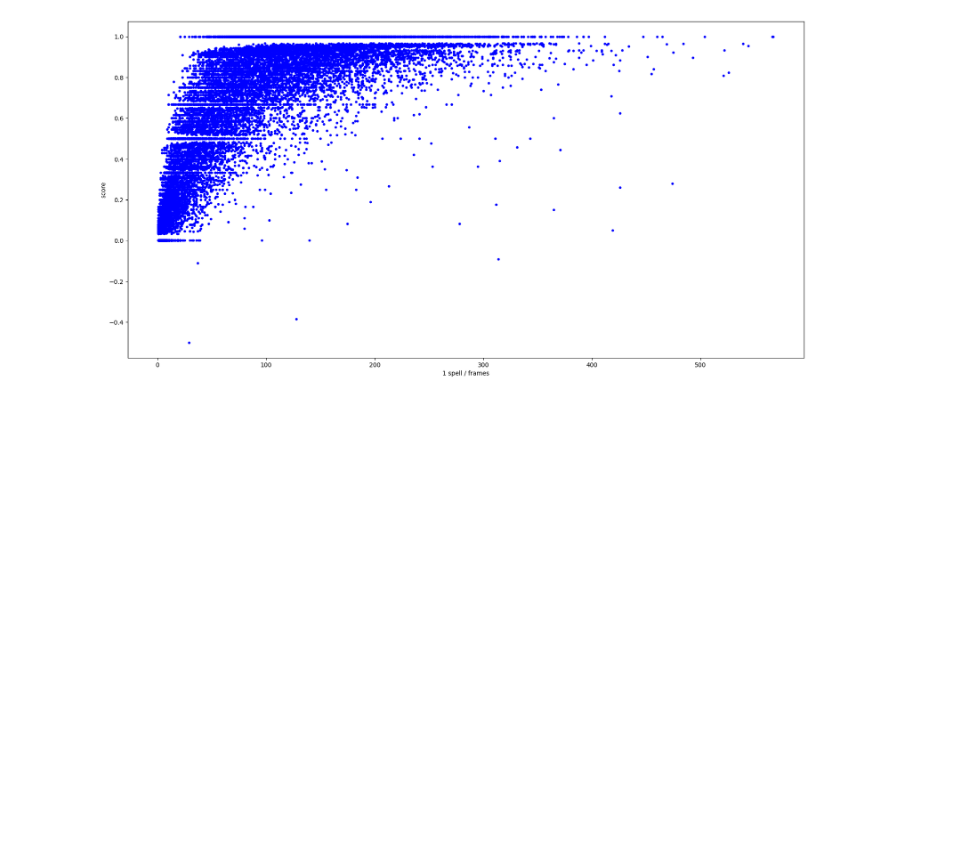
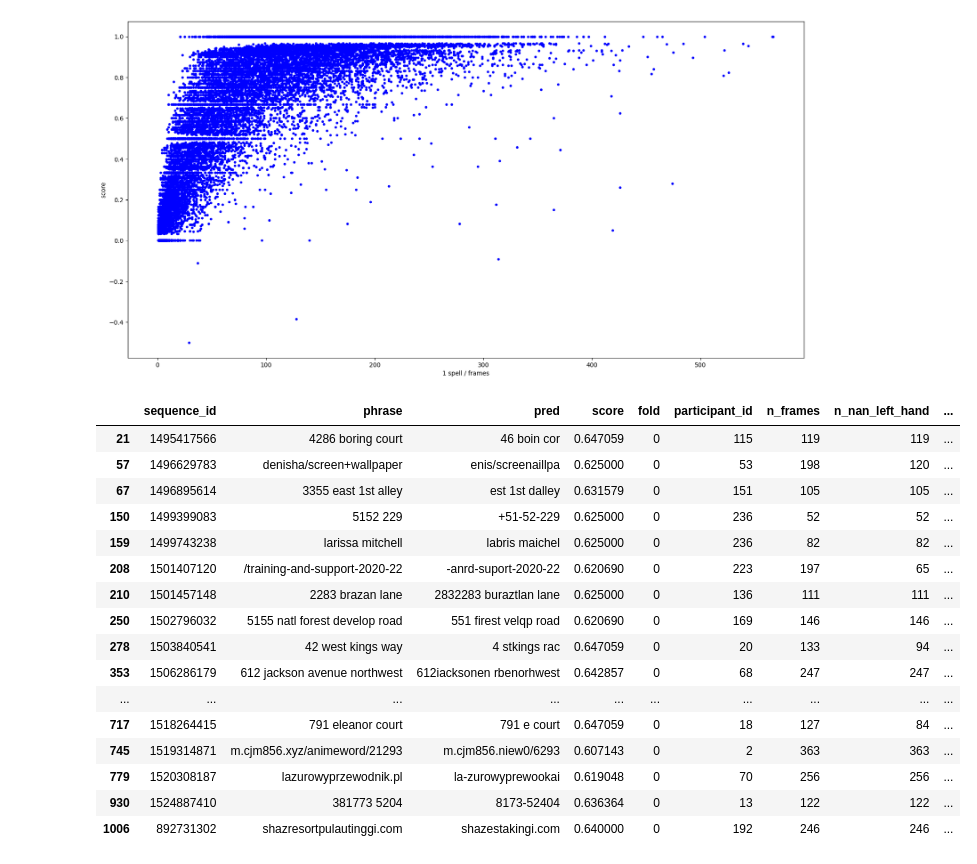
Before and after one commit to Luka-Magic/kaggle_asl2, a Jupyter notebook: exp/exp0004/check_oof.ipynb, the cells around one changed output. Drawn from its saved outputs; the diff is of its cells as text; code cells hidden in the pictures; blank space fills up the shorter version.

```diff
--- a/exp/exp0004/check_oof.ipynb
+++ b/exp/exp0004/check_oof.ipynb
@@ -201,3 +201,23 @@ plt.ylabel('score')
 plt.show()
 # %% [output]
 [figure]
+# %%
+oof_df.query('0.6 < score < 0.65').head(30)
+# %% [output]
+|  | sequence_id | phrase | pred | score | fold | participant_id | n_frames | n_nan_left_hand | ... |
+| 21 | 1495417566 | 4286 boring court | 46 boin cor | 0.647059 | 0 | 115 | 119 | 119 | ... |
+| 57 | 1496629783 | denisha/screen+wallpaper | enis/screenaillpa | 0.625000 | 0 | 53 | 198 | 120 | ... |
+| 67 | 1496895614 | 3355 east 1st alley | est 1st dalley | 0.631579 | 0 | 151 | 105 | 105 | ... |
+| 150 | 1499399083 | 5152 229 | +51-52-229 | 0.625000 | 0 | 236 | 52 | 52 | ... |
+| 159 | 1499743238 | larissa mitchell | labris maichel | 0.625000 | 0 | 236 | 82 | 82 | ... |
+| 208 | 1501407120 | /training-and-support-2020-22 | -anrd-suport-2020-22 | 0.620690 | 0 | 223 | 197 | 65 | ... |
+| 210 | 1501457148 | 2283 brazan lane | 2832283 buraztlan lane | 0.625000 | 0 | 136 | 111 | 111 | ... |
+| 250 | 1502796032 | 5155 natl forest develop road | 551 firest velqp road | 0.620690 | 0 | 169 | 146 | 146 | ... |
+| 278 | 1503840541 | 42 west kings way | 4 stkings rac | 0.647059 | 0 | 20 | 133 | 94 | ... |
+| 353 | 1506286179 | 612 jackson avenue northwest | 612iacksonen rbenorhwest | 0.642857 | 0 | 68 | 247 | 247 | ... |
+| ... | ... | ... | ... | ... | ... | ... | ... | ... | ... |
+| 717 | 1518264415 | 791 eleanor court | 791 e court | 0.647059 | 0 | 18 | 127 | 84 | ... |
+| 745 | 1519314871 | m.cjm856.xyz/animeword/21293 | m.cjm856.niew0/6293 | 0.607143 | 0 | 2 | 363 | 363 | ... |
+| 779 | 1520308187 | lazurowyprzewodnik.pl | la-zurowyprewookai | 0.619048 | 0 | 70 | 256 | 256 | ... |
+| 930 | 1524887410 | 381773 5204 | 8173-52404 | 0.636364 | 0 | 13 | 122 | 122 | ... |
+| 1006 | 892731302 | shazresortpulautinggi.com | shazestakingi.com | 0.640000 | 0 | 192 | 246 | 246 | ... |
```
Also changed, not shown: 2 other files.
